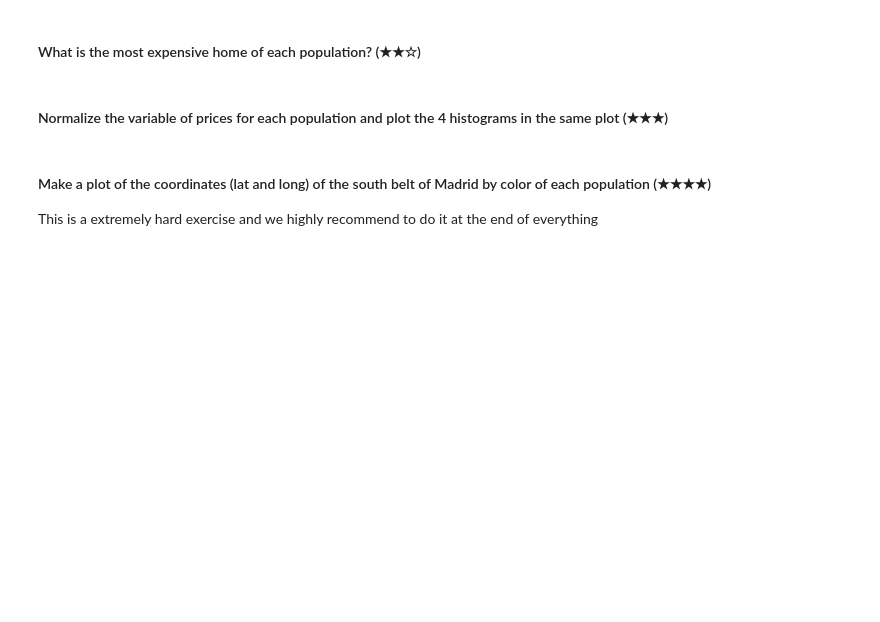
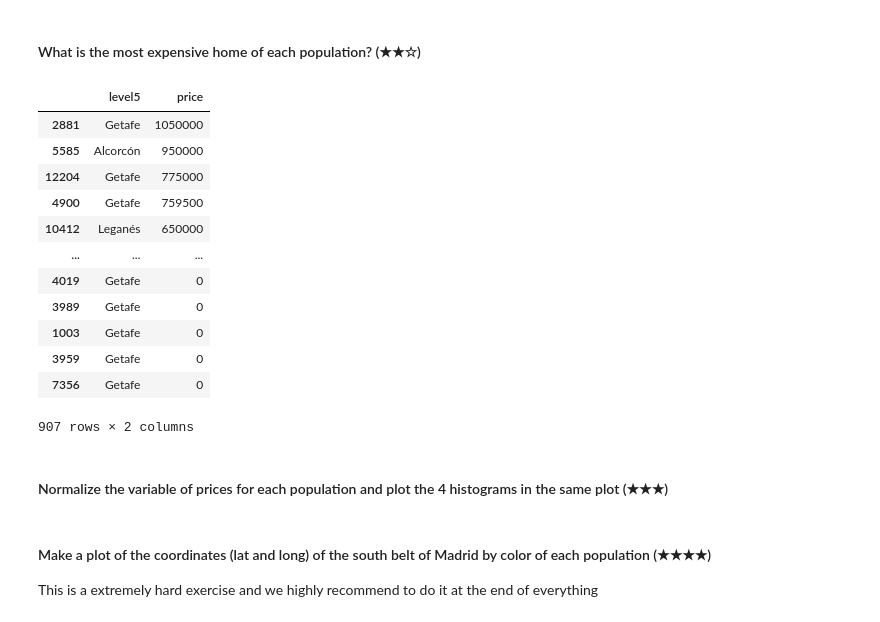
Before and after one commit to gbentancor/Project-PreWork, a Jupyter notebook: project.ipynb, the cells around one changed output. Cells and saved outputs as stored; diff of their text form; code cells hidden in the pictures; blank space fills up the shorter version.

```diff
--- a/project.ipynb
+++ b/project.ipynb
@@ -53,4 +165,24 @@ data_frame
 # %% [markdown]
 #### What is the most expensive home of each population? (★★☆)
+# %%
+import pandas as pd
+df = pd.read_csv('./assets/real_estate.csv',sep=";")
+df7 = df[df['level5'].isin(('Fuenlabrada', 'Leganés', 'Getafe', 'Alcorcón'))]
+df7 = df7[['level5', 'price']].sort_values(by='price', ascending=False)
+df7
+# %% [output]
+|  | level5 | price |
+| 2881 | Getafe | 1050000 |
+| 5585 | Alcorcón | 950000 |
+| 12204 | Getafe | 775000 |
+| 4900 | Getafe | 759500 |
+| 10412 | Leganés | 650000 |
+| ... | ... | ... |
+| 4019 | Getafe | 0 |
+| 3989 | Getafe | 0 |
+| 1003 | Getafe | 0 |
+| 3959 | Getafe | 0 |
+| 7356 | Getafe | 0 |
+907 rows × 2 columns
 # %% [markdown]
 #### Normalize the variable of prices for each population and plot the 4 histograms in the same plot (★★★)
```
Also changed, not shown: parts of 16 cells of this notebook.
